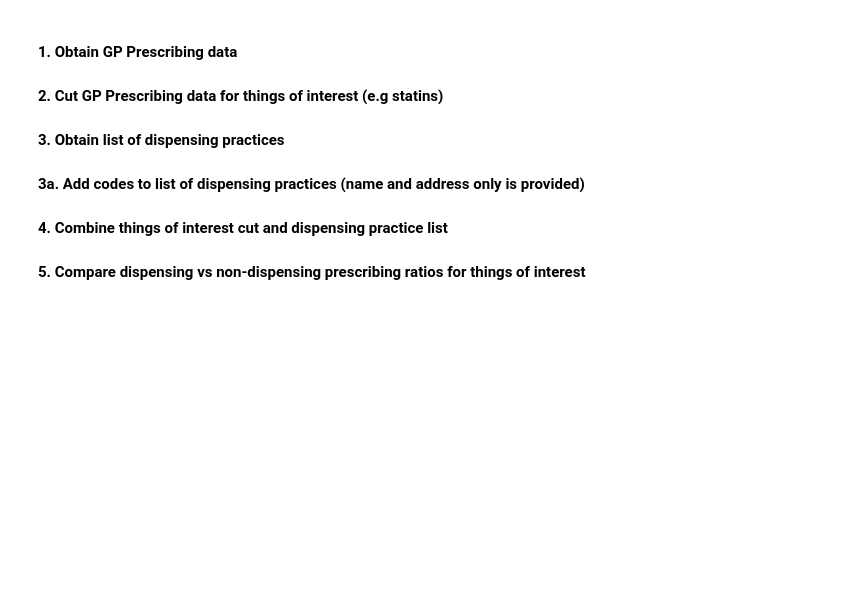
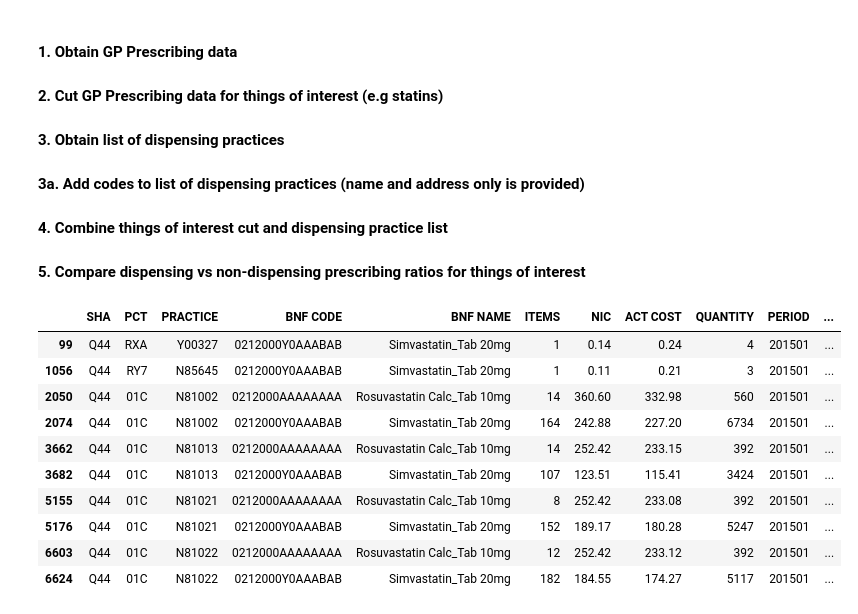
Before and after one commit to drcjar/pa-research, a Jupyter notebook: pa-research.ipynb, the cells around one changed output. Drawn from its saved outputs; the diff is of its cells as text; code cells hidden in the pictures; blank space fills up the shorter version.

```diff
--- a/pa-research.ipynb
+++ b/pa-research.ipynb
@@ -249,3 +263,17 @@ def main():
+# %%
+df[df['BNF NAME'].str.contains('Simvastatin_Tab 20mg|Rosuvastatin Calc_Tab 10mg')][:10]
+# %% [output]
+|  | SHA | PCT | PRACTICE | BNF CODE | BNF NAME | ITEMS | NIC | ACT COST | QUANTITY | PERIOD | ... |
+| 99 | Q44 | RXA | Y00327 | 0212000Y0AAABAB | Simvastatin_Tab 20mg | 1 | 0.14 | 0.24 | 4 | 201501 | ... |
+| 1056 | Q44 | RY7 | N85645 | 0212000Y0AAABAB | Simvastatin_Tab 20mg | 1 | 0.11 | 0.21 | 3 | 201501 | ... |
+| 2050 | Q44 | 01C | N81002 | 0212000AAAAAAAA | Rosuvastatin Calc_Tab 10mg | 14 | 360.60 | 332.98 | 560 | 201501 | ... |
+| 2074 | Q44 | 01C | N81002 | 0212000Y0AAABAB | Simvastatin_Tab 20mg | 164 | 242.88 | 227.20 | 6734 | 201501 | ... |
+| 3662 | Q44 | 01C | N81013 | 0212000AAAAAAAA | Rosuvastatin Calc_Tab 10mg | 14 | 252.42 | 233.15 | 392 | 201501 | ... |
+| 3682 | Q44 | 01C | N81013 | 0212000Y0AAABAB | Simvastatin_Tab 20mg | 107 | 123.51 | 115.41 | 3424 | 201501 | ... |
+| 5155 | Q44 | 01C | N81021 | 0212000AAAAAAAA | Rosuvastatin Calc_Tab 10mg | 8 | 252.42 | 233.08 | 392 | 201501 | ... |
+| 5176 | Q44 | 01C | N81021 | 0212000Y0AAABAB | Simvastatin_Tab 20mg | 152 | 189.17 | 180.28 | 5247 | 201501 | ... |
+| 6603 | Q44 | 01C | N81022 | 0212000AAAAAAAA | Rosuvastatin Calc_Tab 10mg | 12 | 252.42 | 233.12 | 392 | 201501 | ... |
+| 6624 | Q44 | 01C | N81022 | 0212000Y0AAABAB | Simvastatin_Tab 20mg | 182 | 184.55 | 174.27 | 5117 | 201501 | ... |
 # %%
 main()
 # %% [output]
```
Also changed, not shown: parts of 3 cells of this notebook.
